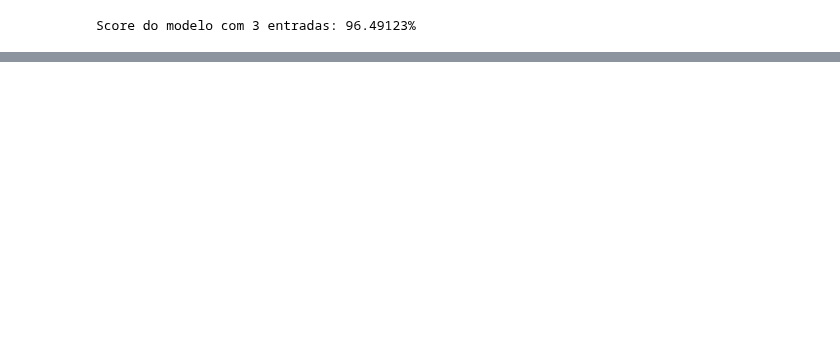
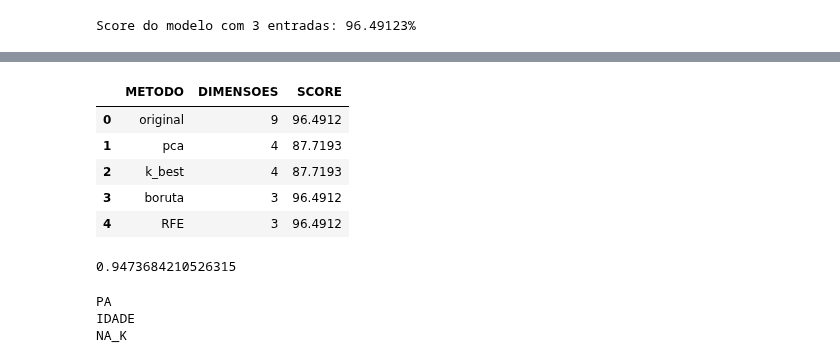
Before and after one commit to inf032/introducaoML, a Jupyter notebook: Farm04.Selecao_Preditoras.ipynb, the cells around one changed output, grey strips where cells are left out. Drawn from its saved outputs; the diff is of its cells as text; code cells hidden in the pictures; blank space fills up the shorter version.

```diff
--- a/Farm04.Selecao_Preditoras.ipynb
+++ b/Farm04.Selecao_Preditoras.ipynb
@@ -250,7 +250,7 @@ pca = PCA(n_components=4)
 X_train_pca = pca.fit_transform(transformer.transform(X_train))
 X_test_pca =  pca.transform(transformer.transform(X_test))
 qtde_var_pca, score_pca = score_modelo(X_train_pca, y_train, X_test_pca, y_test)
-resultados.append([{'pca' : [qtde_var_pca, score_pca]}])
+resultados.append(['pca', qtde_var_pca, score_pca])
 print(f'Score do modelo com {qtde_var_pca} entradas: {np.round(score_pca * 100, 5)}%')
 # %% [output]
 Score do modelo com 4 entradas: 87.7193%
@@ -277,7 +277,7 @@ selectKBest = SelectKBest(chi2, k=4)
 X_train_kbest = selectKBest.fit_transform(transformer_kbest.fit_transform(X_train), le.transform(y_train))
 X_test_kbest =  selectKBest.transform(transformer_kbest.transform(X_test))
 qtde_var_k_best, score_k_best = score_modelo(X_train_kbest, y_train, X_test_kbest, y_test)
-resultados.append([{'k_best' : [qtde_var_k_best, score_k_best]}])
+resultados.append(['k_best', qtde_var_k_best, score_k_best])
 print(f'Score do modelo com {qtde_var_k_best} entradas: {np.round(score_k_best * 100, 5)}%')
 # %% [output]
 Score do modelo com 4 entradas: 87.7193%
@@ -363,10 +393,12 @@ sel_modelo = Pipeline(steps=[('transformer', sel_transformer), ('classificador',
 
 score_var_boruta = sel_modelo.score(sel_X_test, le.transform(sel_y_test))
 # %%
-resultados.append([{'boruta' : [sel_X_test.shape[1], score_var_boruta]}])
+resultados.append(['boruta', sel_X_test.shape[1], score_var_boruta])
 print(f'Score do modelo com {sel_X_test.shape[1]} entradas: {np.round(score_var_boruta * 100, 5)}%')
 # %% [output]
 Score do modelo com 3 entradas: 96.49123%
+# %%
+resultados.append(['RFE', sel_X_test.shape[1], score_var_boruta])
 # %%
 import plotly.express as px
 fig = px.scatter_3d(df, x='IDADE', y='PA', z='NA_K',
@@ -374,6 +406,38 @@ fig = px.scatter_3d(df, x='IDADE', y='PA', z='NA_K',
 fig.show()
 # %% [output]
 [interactive output not drawn]
+# %%
+dfResultados = pd.DataFrame(data = resultados, columns=['METODO', 'DIMENSOES', 'SCORE'])
+dfResultados.SCORE = np.round(dfResultados.SCORE * 100, 4)
+dfResultados
+# %% [output]
+|  | METODO | DIMENSOES | SCORE |
+| 0 | original | 9 | 96.4912 |
+| 1 | pca | 4 | 87.7193 |
+| 2 | k_best | 4 | 87.7193 |
+| 3 | boruta | 3 | 96.4912 |
+| 4 | RFE | 3 | 96.4912 |
+# %%
+from sklearn.feature_selection import RFECV
+
+rfecv = RFECV(estimator = tree, cv = 5, scoring = "accuracy", step = 1)
+rfecv.fit(X_train_transformed, le.transform(y_train))
+X_train_rfecv = rfecv.transform(X_train_transformed)
+X_test_rfecv = rfecv.transform(X_test_transformed)
+tree.fit(X_train_rfecv, le.transform(y_train))
+
+print(tree.score(X_test_rfecv, le.transform(y_test)))
+# %% [output]
+0.9473684210526315
+# %%
+cols_selected = rfecv.support_.tolist()
+for selected, feature_name in zip(cols_selected, feature_list) :
+  if(selected) :
+    print(feature_name)
+# %% [output]
+PA
+IDADE
+NA_K
 # %%
 plt.figure(figsize=(14, 8))
 sns.scatterplot(x = X_train_2d[:,0], y = X_train_2d[:,1], hue = y_train)
```
Also changed, not shown: parts of 9 cells of this notebook.
